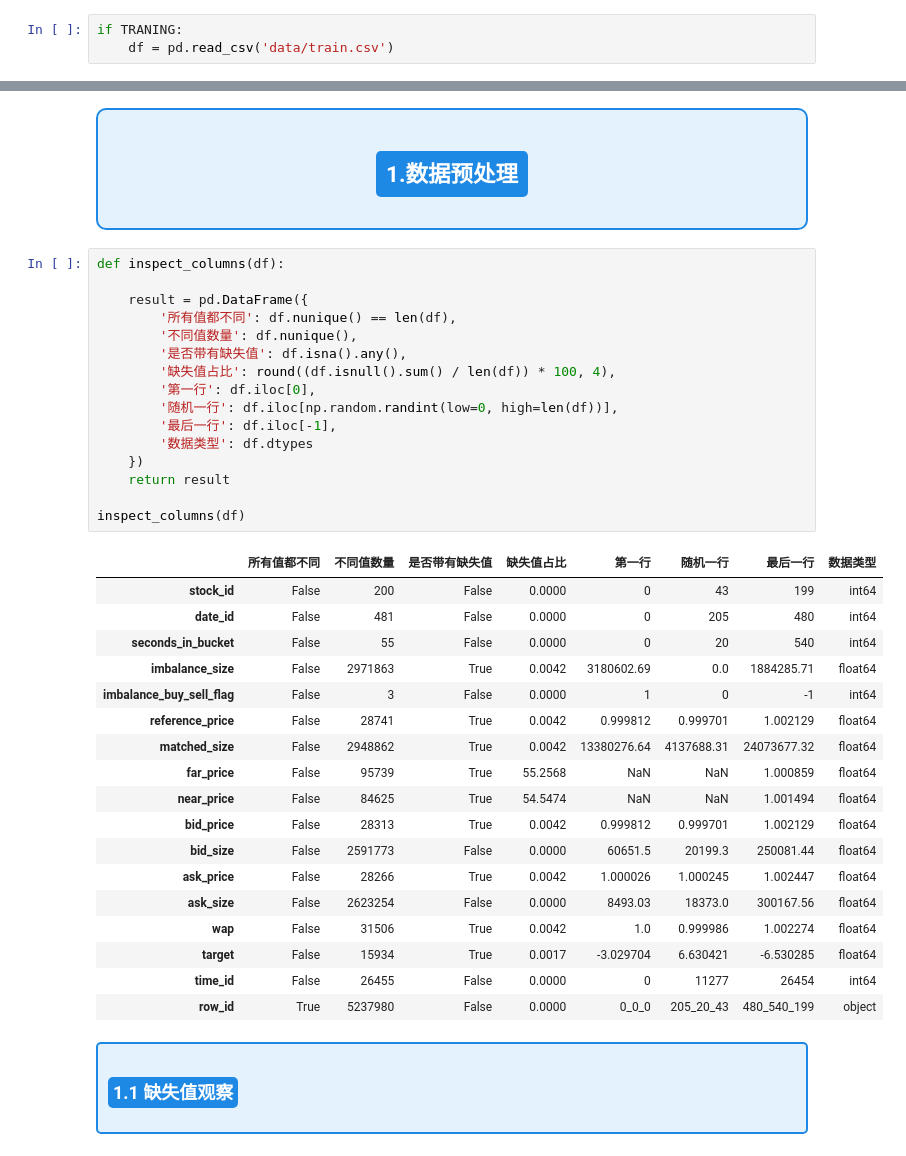
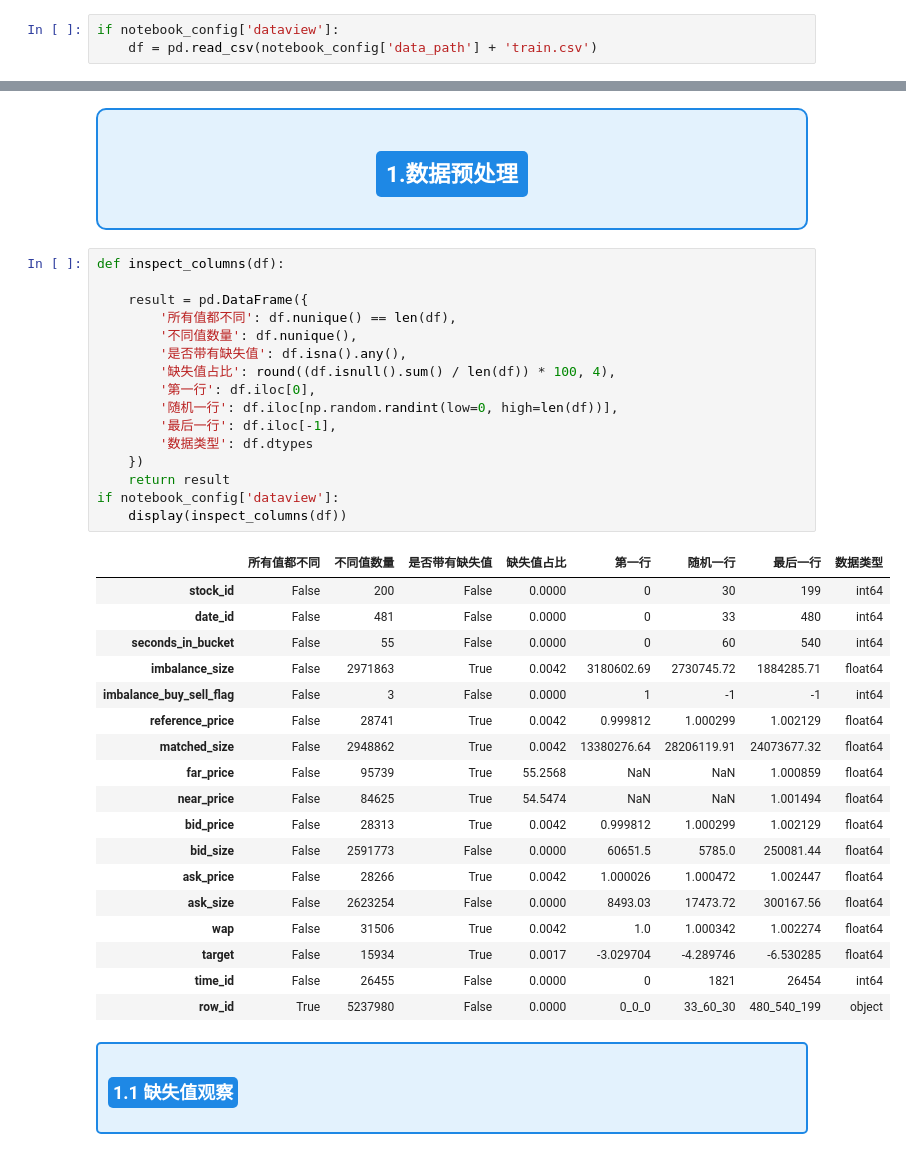
Before and after one commit to 2665477495/closing_auction_premodel, a Jupyter notebook: optiver-baseline4wabulabu.ipynb, the cells around one changed output, grey strips where cells are left out. Drawn from its saved outputs; the diff is of its cells as text.

```diff
--- a/optiver-baseline4wabulabu.ipynb
+++ b/optiver-baseline4wabulabu.ipynb
@@ -29,6 +63,6 @@ TRANING = False
 # %%
-if TRANING:
-    df = pd.read_csv('data/train.csv')
+if notebook_config['dataview']:
+    df = pd.read_csv(notebook_config['data_path'] + 'train.csv')
 # %% [markdown]
 <div style="background-color:#e3f2fd; padding: 20px; border: 2px solid #1E88E5; border-radius: 10px;">
     <h1 style="font-family:Courier New, monospace; font-weight:bold; letter-spacing: 2px; color:#1565C0; font-size:150%; text-align:center">
@@ -126,38 +160,38 @@ closing auction的重要性在于：
 # %%
 def inspect_columns(df):
 
     result = pd.DataFrame({
         '所有值都不同': df.nunique() == len(df),
         '不同值数量': df.nunique(),
         '是否带有缺失值': df.isna().any(),
         '缺失值占比': round((df.isnull().sum() / len(df)) * 100, 4),
         '第一行': df.iloc[0],
         '随机一行': df.iloc[np.random.randint(low=0, high=len(df))],
         '最后一行': df.iloc[-1],
         '数据类型': df.dtypes
     })
     return result
-
-inspect_columns(df)
+if notebook_config['dataview']:
+    display(inspect_columns(df))
 # %% [output]
 |  | 所有值都不同 | 不同值数量 | 是否带有缺失值 | 缺失值占比 | 第一行 | 随机一行 | 最后一行 | 数据类型 |
-| stock_id | False | 200 | False | 0.0000 | 0 | 43 | 199 | int64 |
-| date_id | False | 481 | False | 0.0000 | 0 | 205 | 480 | int64 |
-| seconds_in_bucket | False | 55 | False | 0.0000 | 0 | 20 | 540 | int64 |
-| imbalance_size | False | 2971863 | True | 0.0042 | 3180602.69 | 0.0 | 1884285.71 | float64 |
-| imbalance_buy_sell_flag | False | 3 | False | 0.0000 | 1 | 0 | -1 | int64 |
-| reference_price | False | 28741 | True | 0.0042 | 0.999812 | 0.999701 | 1.002129 | float64 |
-| matched_size | False | 2948862 | True | 0.0042 | 13380276.64 | 4137688.31 | 24073677.32 | float64 |
+| stock_id | False | 200 | False | 0.0000 | 0 | 30 | 199 | int64 |
+| date_id | False | 481 | False | 0.0000 | 0 | 33 | 480 | int64 |
+| seconds_in_bucket | False | 55 | False | 0.0000 | 0 | 60 | 540 | int64 |
+| imbalance_size | False | 2971863 | True | 0.0042 | 3180602.69 | 2730745.72 | 1884285.71 | float64 |
+| imbalance_buy_sell_flag | False | 3 | False | 0.0000 | 1 | -1 | -1 | int64 |
+| reference_price | False | 28741 | True | 0.0042 | 0.999812 | 1.000299 | 1.002129 | float64 |
+| matched_size | False | 2948862 | True | 0.0042 | 13380276.64 | 28206119.91 | 24073677.32 | float64 |
 | far_price | False | 95739 | True | 55.2568 | NaN | NaN | 1.000859 | float64 |
 | near_price | False | 84625 | True | 54.5474 | NaN | NaN | 1.001494 | float64 |
-| bid_price | False | 28313 | True | 0.0042 | 0.999812 | 0.999701 | 1.002129 | float64 |
-| bid_size | False | 2591773 | False | 0.0000 | 60651.5 | 20199.3 | 250081.44 | float64 |
-| ask_price | False | 28266 | True | 0.0042 | 1.000026 | 1.000245 | 1.002447 | float64 |
-| ask_size | False | 2623254 | False | 0.0000 | 8493.03 | 18373.0 | 300167.56 | float64 |
-| wap | False | 31506 | True | 0.0042 | 1.0 | 0.999986 | 1.002274 | float64 |
-| target | False | 15934 | True | 0.0017 | -3.029704 | 6.630421 | -6.530285 | float64 |
-| time_id | False | 26455 | False | 0.0000 | 0 | 11277 | 26454 | int64 |
-| row_id | True | 5237980 | False | 0.0000 | 0_0_0 | 205_20_43 | 480_540_199 | object |
+| bid_price | False | 28313 | True | 0.0042 | 0.999812 | 1.000299 | 1.002129 | float64 |
+| bid_size | False | 2591773 | False | 0.0000 | 60651.5 | 5785.0 | 250081.44 | float64 |
+| ask_price | False | 28266 | True | 0.0042 | 1.000026 | 1.000472 | 1.002447 | float64 |
+| ask_size | False | 2623254 | False | 0.0000 | 8493.03 | 17473.72 | 300167.56 | float64 |
+| wap | False | 31506 | True | 0.0042 | 1.0 | 1.000342 | 1.002274 | float64 |
+| target | False | 15934 | True | 0.0017 | -3.029704 | -4.289746 | -6.530285 | float64 |
+| time_id | False | 26455 | False | 0.0000 | 0 | 1821 | 26454 | int64 |
+| row_id | True | 5237980 | False | 0.0000 | 0_0_0 | 33_60_30 | 480_540_199 | object |
 # %% [markdown]
 <div style="background-color:#e3f2fd; padding: 10px; border: 2px solid #1E88E5; border-radius: 5px;">
     <h2 style="font-family:Courier New, monospace; font-weight:bold; letter-spacing: 2px; color:#1565C0; font-size:120%; text-align:left">
```
Also changed, not shown: parts of 59 cells of this notebook, 9 other files.
